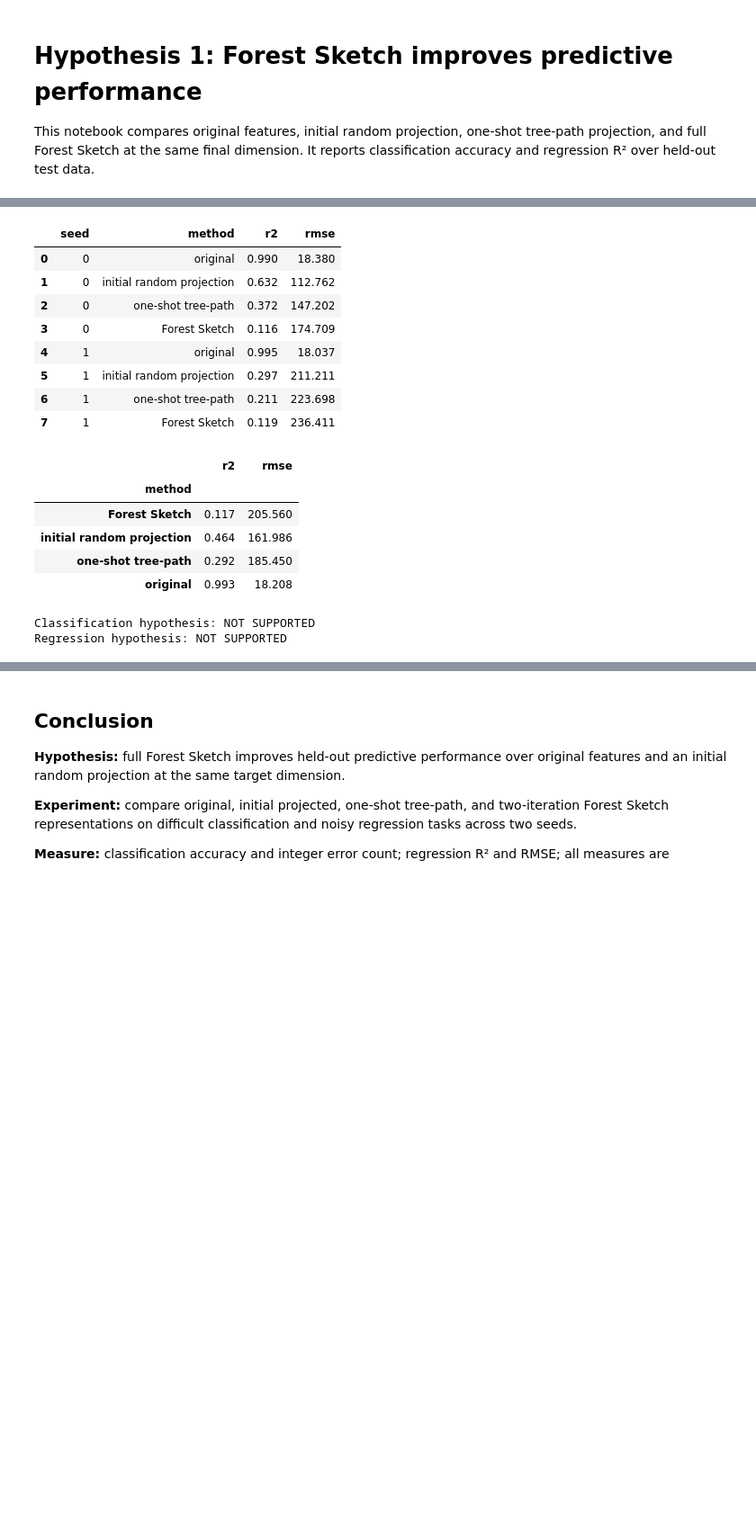
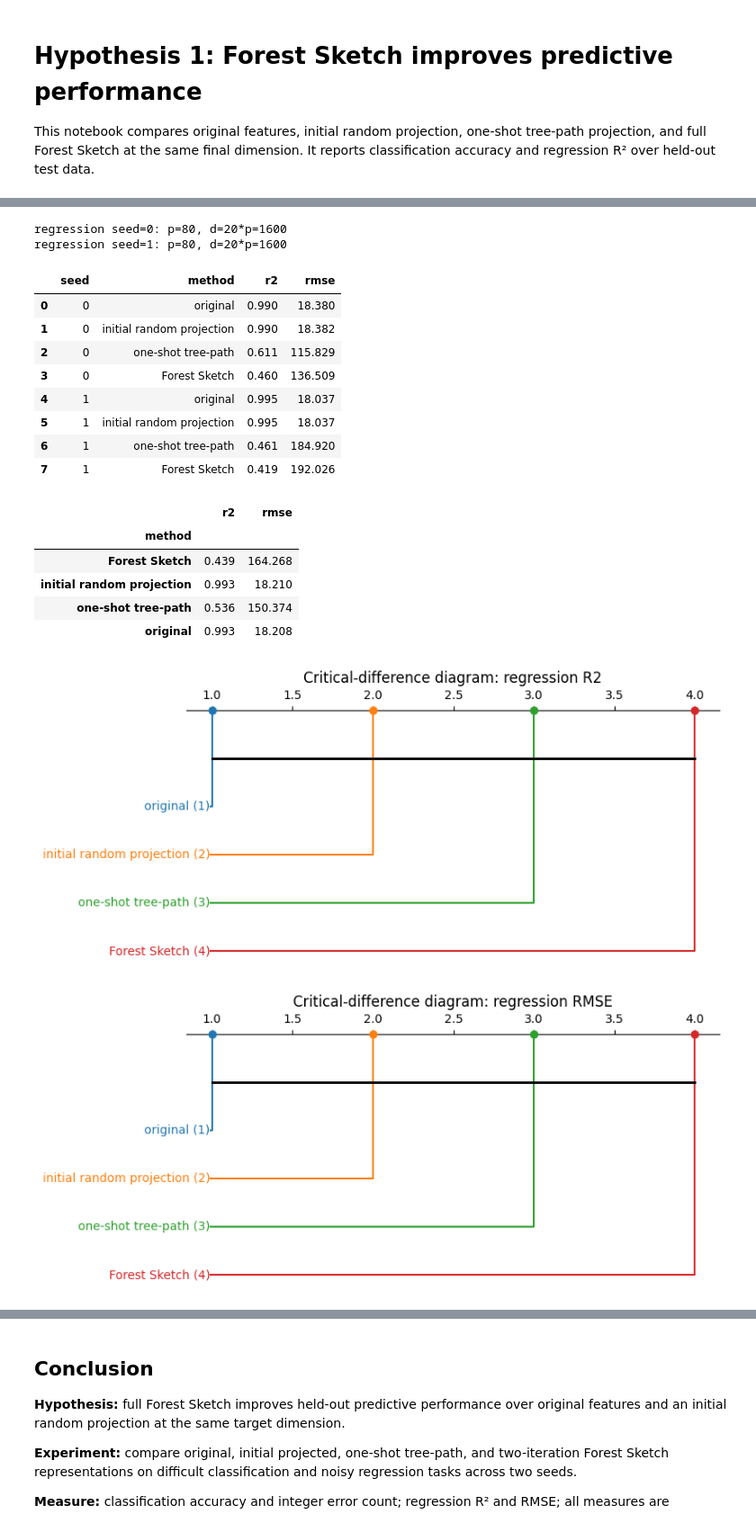
Before and after one commit to fabriziocosta/forestsketch, a Jupyter notebook: notebooks/09_q1_hypothesis_predictive_performance.ipynb, the cells around one changed output, grey strips where cells are left out. Shown at 90% size. Drawn from its saved outputs; the diff is of its cells as text; code cells hidden in the pictures; blank space fills up the shorter version.

```diff
--- a/notebooks/09_q1_hypothesis_predictive_performance.ipynb
+++ b/notebooks/09_q1_hypothesis_predictive_performance.ipynb
@@ -22,12 +31,14 @@ from _hypothesis_utils import (
 classification_rows = []
 for seed in CLASSIFICATION_SEEDS[:2]:
     X_train, _, X_test, y_train, _, y_test = classification_data(seed)
-    X_train_0, X_test_0, _ = initial_projection(X_train, X_test, 32, seed)
+    classification_dimension = 20 * X_train.shape[1]
+    print(f'classification seed={seed}: p={X_train.shape[1]}, d=20*p={classification_dimension}')
+    X_train_0, X_test_0, _ = initial_projection(X_train, X_test, classification_dimension, seed)
     models = {
         'original': ('array', X_train, X_test),
         'initial random projection': ('array', X_train_0, X_test_0),
-        'one-shot tree-path': ('transformer', OneShotTreePathTransformer(forest_classifier(seed), 32, seed), None),
-        'Forest Sketch': ('transformer', forest_sketch(seed, 32, 2), None),
+        'one-shot tree-path': ('transformer', OneShotTreePathTransformer(forest_classifier(seed, n_estimators=100), classification_dimension, seed), None),
+        'Forest Sketch': ('transformer', forest_sketch(seed, classification_dimension, 2), None),
     }
     for name, (kind, train_view, test_view) in models.items():
         if kind == 'transformer':
@@ -70,7 +84,9 @@ plt.show()
 regression_rows = []
 for seed in CLASSIFICATION_SEEDS[:2]:
     X_train, _, X_test, y_train, _, y_test = regression_data(seed)
-    X_train_0, X_test_0, _ = initial_projection(X_train, X_test, 32, seed)
+    regression_dimension = 20 * X_train.shape[1]
+    print(f'regression seed={seed}: p={X_train.shape[1]}, d=20*p={regression_dimension}')
+    X_train_0, X_test_0, _ = initial_projection(X_train, X_test, regression_dimension, seed)
     for name, train_view, test_view in [
         ('original', X_train, X_test),
         ('initial random projection', X_train_0, X_test_0),
@@ -78,53 +94,55 @@ for seed in CLASSIFICATION_SEEDS[:2]:
         r2, rmse = regression_scores(downstream_regressor(), train_view, y_train, test_view, y_test)
         regression_rows.append({'seed': seed, 'method': name, 'r2': r2, 'rmse': rmse})
     for name, transformer in [
-        ('one-shot tree-path', OneShotTreePathTransformer(forest_regressor(seed), 32, seed)),
-        ('Forest Sketch', forest_sketch(seed, 32, 2, kind='regressor')),
+        ('one-shot tree-path', OneShotTreePathTransformer(forest_regressor(seed, n_estimators=100), regression_dimension, seed)),
+        ('Forest Sketch', forest_sketch(seed, regression_dimension, 2, kind='regressor')),
     ]:
         train_view = transformer.fit_transform(X_train, y_train)
         test_view = transformer.transform(X_test)
         r2, rmse = regression_scores(downstream_regressor(), train_view, y_train, test_view, y_test)
         regression_rows.append({'seed': seed, 'method': name, 'r2': r2, 'rmse': rmse})
 regression = pd.DataFrame(regression_rows)
 display(regression.round(3))
 regression_summary = regression.groupby('method')[['r2', 'rmse']].mean().round(3)
 display(regression_summary)
 plot_critical_difference(
     regression,
     block_column='seed',
     method_column='method',
     score_column='r2',
     title='Critical-difference diagram: regression R2',
 )
 plt.show()
 plot_critical_difference(
     regression,
     block_column='seed',
     method_column='method',
     score_column='rmse',
     higher_is_better=False,
     title='Critical-difference diagram: regression RMSE',
 )
 plt.show()
 classification_supported = classification_summary.loc['Forest Sketch', 'mean'] >= classification_summary.loc['original', 'mean']
 regression_supported = regression_summary.loc['Forest Sketch', 'r2'] >= regression_summary.loc['original', 'r2']
 print(f'Classification hypothesis: {"SUPPORTED" if classification_supported else "NOT SUPPORTED"}')
 print(f'Regression hypothesis: {"SUPPORTED" if regression_supported else "NOT SUPPORTED"}')
 # %% [output]
+regression seed=0: p=80, d=20*p=1600
+regression seed=1: p=80, d=20*p=1600
 |  | seed | method | r2 | rmse |
 | 0 | 0 | original | 0.990 | 18.380 |
-| 1 | 0 | initial random projection | 0.632 | 112.762 |
-| 2 | 0 | one-shot tree-path | 0.372 | 147.202 |
-| 3 | 0 | Forest Sketch | 0.116 | 174.709 |
+| 1 | 0 | initial random projection | 0.990 | 18.382 |
+| 2 | 0 | one-shot tree-path | 0.611 | 115.829 |
+| 3 | 0 | Forest Sketch | 0.460 | 136.509 |
 | 4 | 1 | original | 0.995 | 18.037 |
-| 5 | 1 | initial random projection | 0.297 | 211.211 |
-| 6 | 1 | one-shot tree-path | 0.211 | 223.698 |
-| 7 | 1 | Forest Sketch | 0.119 | 236.411 |
+| 5 | 1 | initial random projection | 0.995 | 18.037 |
+| 6 | 1 | one-shot tree-path | 0.461 | 184.920 |
+| 7 | 1 | Forest Sketch | 0.419 | 192.026 |
 |  | r2 | rmse |
 | method |  |  |
-| Forest Sketch | 0.117 | 205.560 |
-| initial random projection | 0.464 | 161.986 |
-| one-shot tree-path | 0.292 | 185.450 |
+| Forest Sketch | 0.439 | 164.268 |
+| initial random projection | 0.993 | 18.210 |
+| one-shot tree-path | 0.536 | 150.374 |
 | original | 0.993 | 18.208 |
-Classification hypothesis: NOT SUPPORTED
-Regression hypothesis: NOT SUPPORTED
+[figure, added]
+[figure, added]
```
Also changed, not shown: parts of 3 cells of this notebook, 13 other files.
